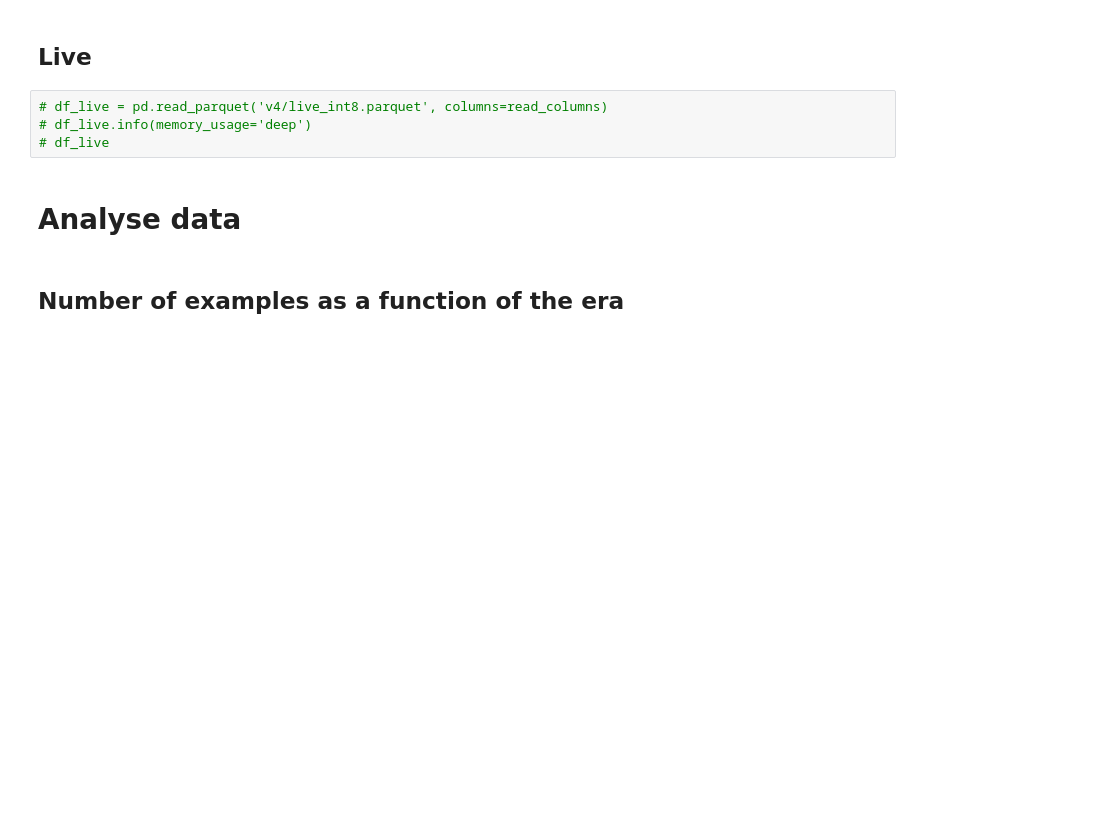
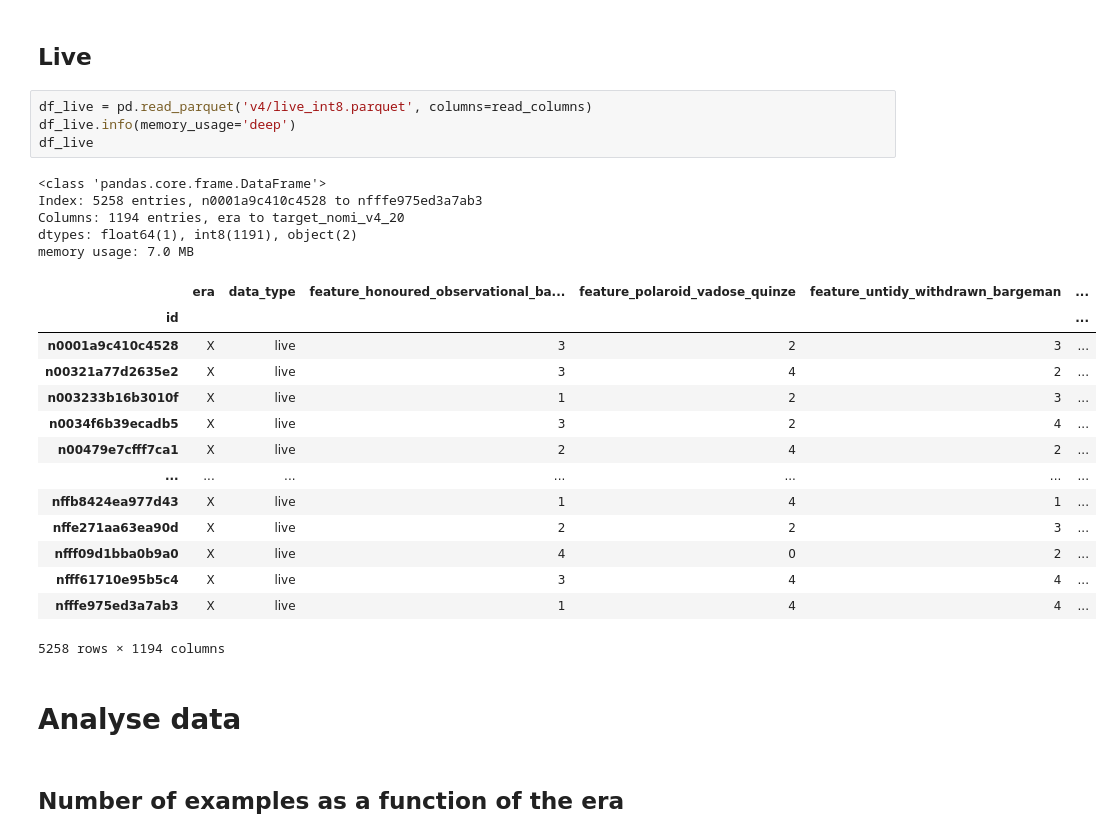
Before and after one commit to miguelbper/numerai-model, a Jupyter notebook: numerai.ipynb, the cells around one changed output. Drawn from its saved outputs; the diff is of its cells as text; blank space fills up the shorter version.

```diff
--- a/numerai.ipynb
+++ b/numerai.ipynb
@@ -112,9 +155,29 @@ memory usage: 3.0 GB
 # %% [markdown]
 ## Live
 # %%
-# df_live = pd.read_parquet('v4/live_int8.parquet', columns=read_columns)
-# df_live.info(memory_usage='deep')
-# df_live
+df_live = pd.read_parquet('v4/live_int8.parquet', columns=read_columns)
+df_live.info(memory_usage='deep')
+df_live
+# %% [output]
+<class 'pandas.core.frame.DataFrame'>
+Index: 5258 entries, n0001a9c410c4528 to nfffe975ed3a7ab3
+Columns: 1194 entries, era to target_nomi_v4_20
+dtypes: float64(1), int8(1191), object(2)
+memory usage: 7.0 MB
+|  | era | data_type | feature_honoured_observational_ba... | feature_polaroid_vadose_quinze | feature_untidy_withdrawn_bargeman | ... |
+| id |  |  |  |  |  | ... |
+| n0001a9c410c4528 | X | live | 3 | 2 | 3 | ... |
+| n00321a77d2635e2 | X | live | 3 | 4 | 2 | ... |
+| n003233b16b3010f | X | live | 1 | 2 | 3 | ... |
+| n0034f6b39ecadb5 | X | live | 3 | 2 | 4 | ... |
+| n00479e7cfff7ca1 | X | live | 2 | 4 | 2 | ... |
+| ... | ... | ... | ... | ... | ... | ... |
+| nffb8424ea977d43 | X | live | 1 | 4 | 1 | ... |
+| nffe271aa63ea90d | X | live | 2 | 2 | 3 | ... |
+| nfff09d1bba0b9a0 | X | live | 4 | 0 | 2 | ... |
+| nfff61710e95b5c4 | X | live | 3 | 4 | 4 | ... |
+| nfffe975ed3a7ab3 | X | live | 1 | 4 | 4 | ... |
+5258 rows × 1194 columns
 # %% [markdown]
 # Analyse data
 # %% [markdown]
```
Also changed, not shown: parts of 10 cells of this notebook, 2 other files.
